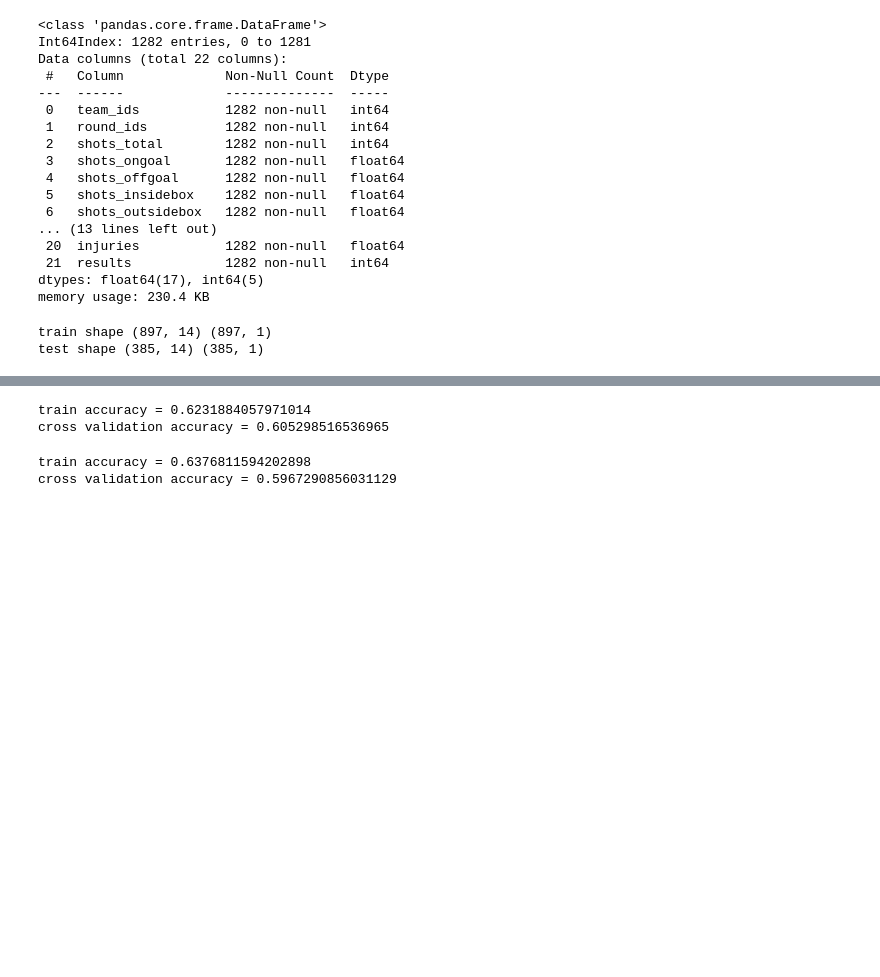
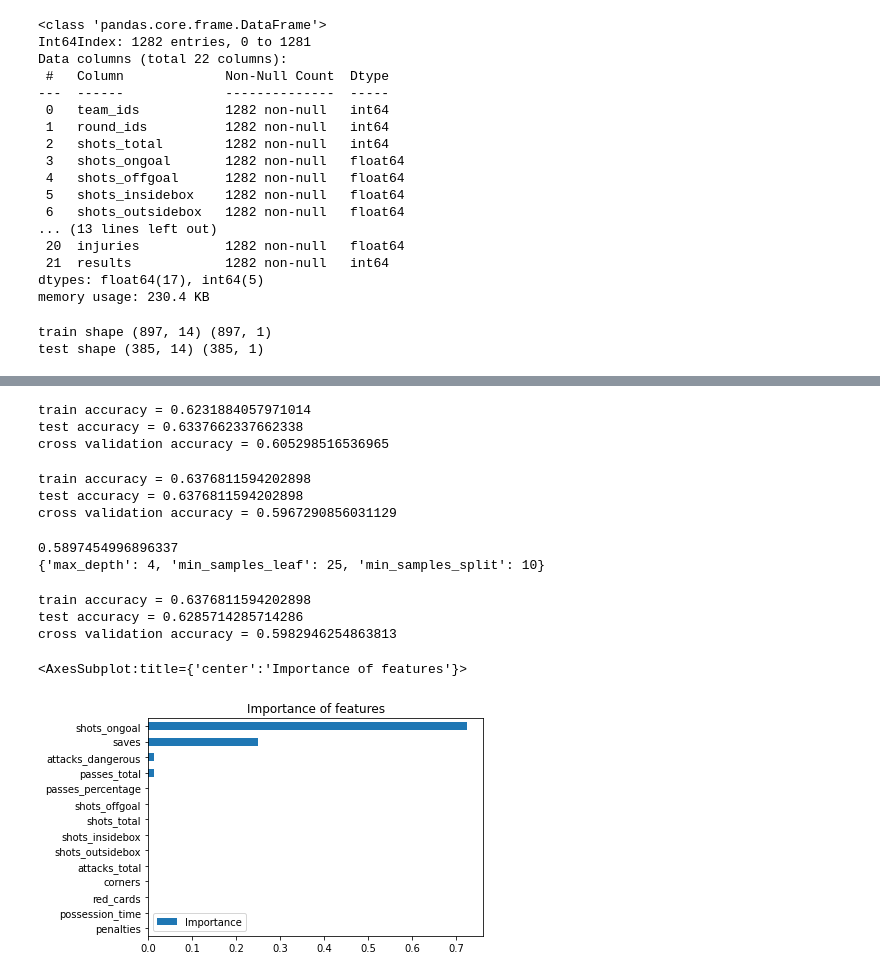
Before and after one commit to PLsergent/football_match_prediction, a Jupyter notebook: decision_tree_football_predict.ipynb, the cells around one changed output, grey strips where cells are left out. Saved outputs shown, nothing was run; the diff lists cells and outputs as text; code cells hidden in the pictures; blank space fills up the shorter version.

Commit message:
Add RandomForest and GradientBoosting models, defined feature importance for dt, gb, rf and lr

```diff
--- a/decision_tree_football_predict.ipynb
+++ b/decision_tree_football_predict.ipynb
@@ -213,7 +215,10 @@ clf_dt = DecisionTreeClassifier(random_state=1, max_depth=3, min_samples_split=2
 clf_dt.fit(X_train, y_train)
 
 train_accuracy = clf_dt.score(X_train, y_train)
+test_accuracy = clf_dt.score(X_test, y_test)
+
 print ('train accuracy =', train_accuracy)
+print ('test accuracy =', test_accuracy)
 
 # Cross validation
 from sklearn.model_selection import cross_val_score
@@ -221,6 +226,7 @@ scores_dt = cross_val_score(clf_dt, df_games_stats_ext[predictors], df_games_sta
 print('cross validation accuracy =', scores_dt.mean())
 # %% [output]
 train accuracy = 0.6231884057971014
+test accuracy = 0.6337662337662338
 cross validation accuracy = 0.605298516536965
 # %%
 from sklearn.model_selection import GridSearchCV
@@ -235,11 +241,36 @@ tree_param = [{'max_depth': max_depth_range,
 
 clf_gs = GridSearchCV(DecisionTreeClassifier(), tree_param, cv=5)
 clf_gs.fit(X_train, y_train)
-train_score_gs = clf_gs.score(X_train, y_train)
-print ('train accuracy =', train_score_gs)
-scores_gs = cross_val_score(clf_gs, df_games_stats_ext[predictors], df_games_stats_ext["results"], scoring='accuracy', cv=5)
-
-print('cross validation accuracy =', scores_gs.mean())
 # %% [output]
 train accuracy = 0.6376811594202898
+test accuracy = 0.6376811594202898
 cross validation accuracy = 0.5967290856031129
+# %%
+print(clf_gs.best_score_)
+print(clf_gs.best_params_)
+# %% [output]
+0.5897454996896337
+{'max_depth': 4, 'min_samples_leaf': 25, 'min_samples_split': 10}
+# %%
+clf_dt2 = DecisionTreeClassifier(random_state=1, max_depth=clf_gs.best_params_["max_depth"], min_samples_leaf=clf_gs.best_params_["min_samples_leaf"],
+    min_samples_split=clf_gs.best_params_["min_samples_split"])
+
+clf_dt2.fit(X_train, y_train.values.ravel())
+print ('train accuracy =', clf_dt2.score(X_train, y_train))
+print ('test accuracy =', clf_dt2.score(X_test, y_test))
+
+scores_rf = cross_val_score(clf_dt2, df_games_stats_ext[predictors], df_games_stats_ext["results"], scoring = 'accuracy', cv = 5)
+print('cross validation accuracy =', scores_rf.mean())
+# %% [output]
+train accuracy = 0.6376811594202898
+test accuracy = 0.6285714285714286
+cross validation accuracy = 0.5982946254863813
+# %%
+%matplotlib inline
+import matplotlib.pyplot as plt
+
+feat_imp = pd.DataFrame(clf_dt2.feature_importances_, predictors, columns=['Importance'])
+feat_imp.sort_values('Importance', ascending=True).plot(kind="barh", title="Importance of features")
+# %% [output]
+<AxesSubplot:title={'center':'Importance of features'}>
+[figure, added]
```
Also changed, not shown: parts of 5 cells of this notebook, 7 other files.
